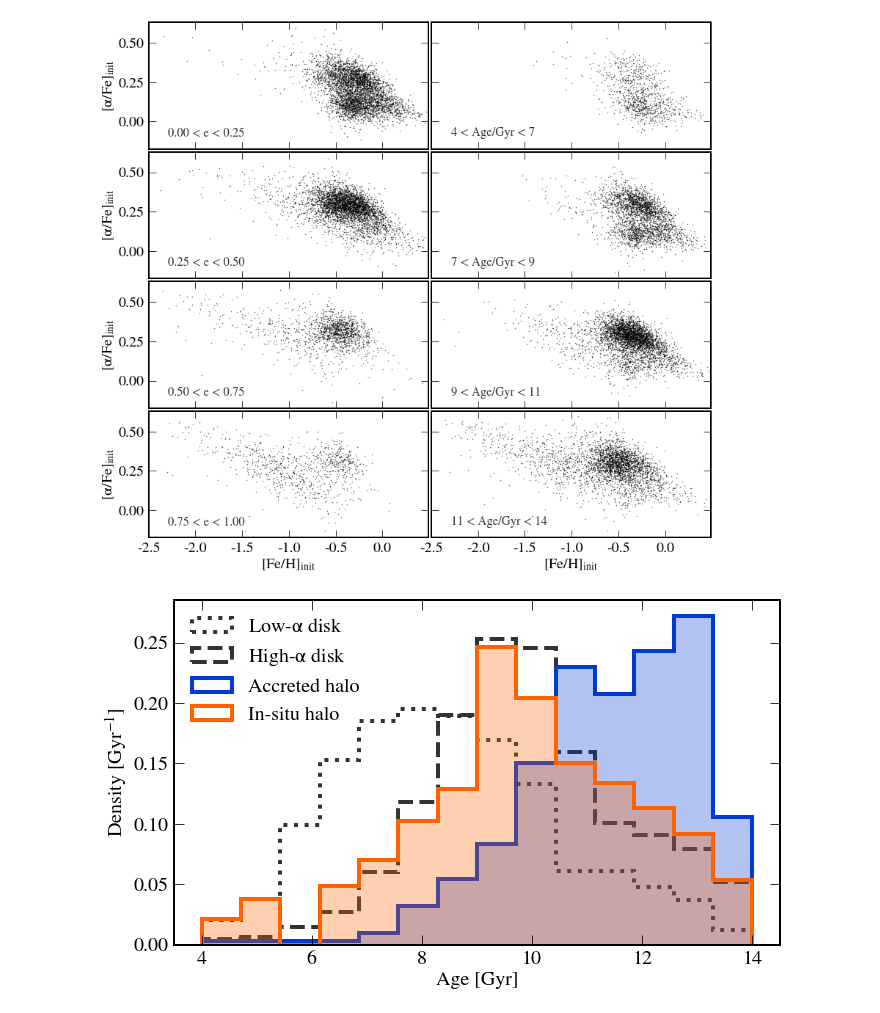
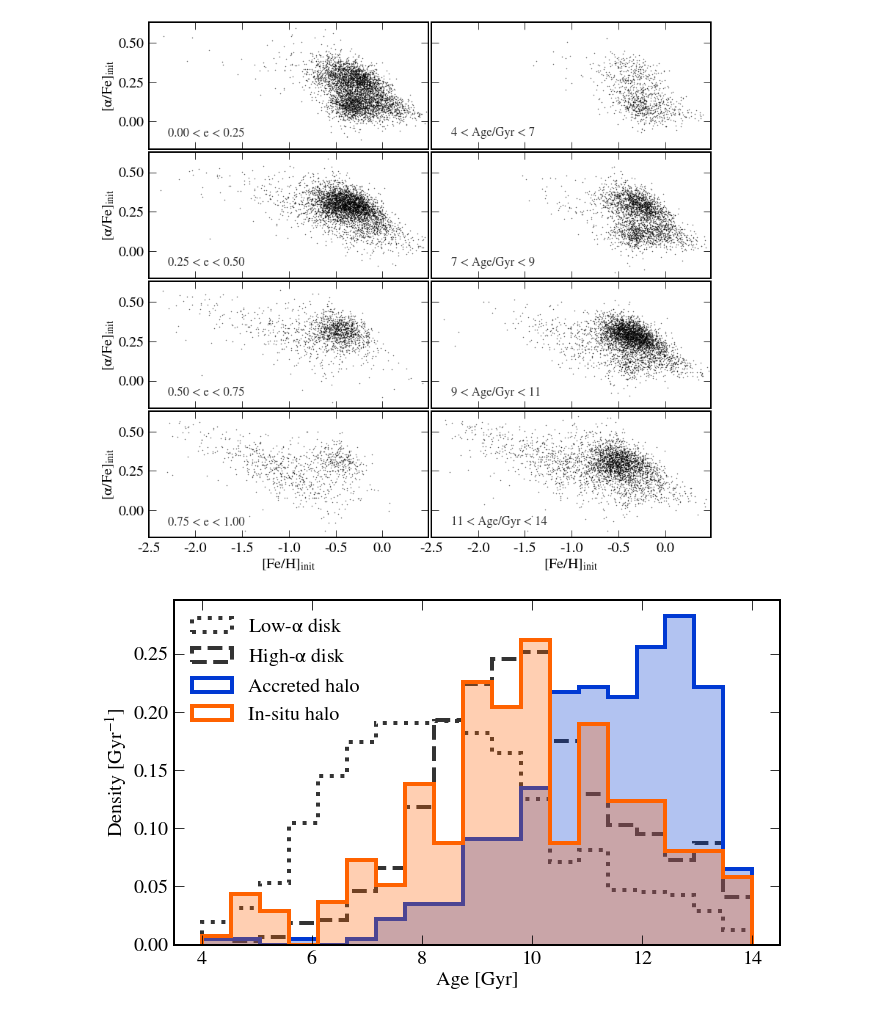
Before and after one commit to abonaca/mw_timing, a Jupyter notebook: notebooks/paper_figures.ipynb, the cells around one changed output. Saved outputs shown, nothing was run; the diff lists cells and outputs as text; code cells hidden in the pictures.

Commit message:
pdf figures

```diff
--- a/notebooks/paper_figures.ipynb
+++ b/notebooks/paper_figures.ipynb
@@ -228,29 +250,29 @@ plt.savefig('../paper/afeh_eccen_age.png')
 # %% [output]
 [figure]
 # %%
-abins = np.linspace(4,14,15)
+abins = np.linspace(4,14,20)
 
 plt.figure(figsize=(10,6))
 
 plt.hist(age[ind_safeage & ind_lowa], color='0.2', bins=abins, alpha=1, density=True,
          label='Low-$\\alpha$ disk', histtype='step', ls=':', lw=4)
 plt.hist(age[ind_safeage & ind_thick], color='0.2', bins=abins, alpha=1, density=True,
          label='High-$\\alpha$ disk', histtype='step', ls='--', lw=4)
 # plt.hist(age[ind_safeage & ind_lowa], color=pink, bins=abins, alpha=0.3, density=True, label='')
 # plt.hist(age[ind_safeage & ind_lowa], color=pink, bins=abins, alpha=1, density=True,
 #          label='Low-$\\alpha$ disk', histtype='step', ls='-', lw=4)
 plt.hist(age[ind_safeage & ind_ge], color=blue, bins=abins, alpha=0.3, density=True, label='')
 plt.hist(age[ind_safeage & ind_ge], color=blue, bins=abins, density=True, histtype='step', lw=4,
          label='Accreted halo')
 plt.hist(age[ind_safeage & ind_splash], color=orange, bins=abins, alpha=0.3, density=True, label='')
 plt.hist(age[ind_safeage & ind_splash], color=orange, bins=abins, density=True, histtype='step', lw=4,
          label='In-situ halo')
 
 plt.legend(loc=2, frameon=False)
 plt.xlabel('Age [Gyr]')
 plt.ylabel('Density [Gyr$^{-1}$]')
 
 plt.tight_layout()
 plt.savefig('../paper/ages.png')
 # %% [output]
-[figure, old version]
+[figure, new version]
```
Also changed, not shown: parts of 13 cells of this notebook.
